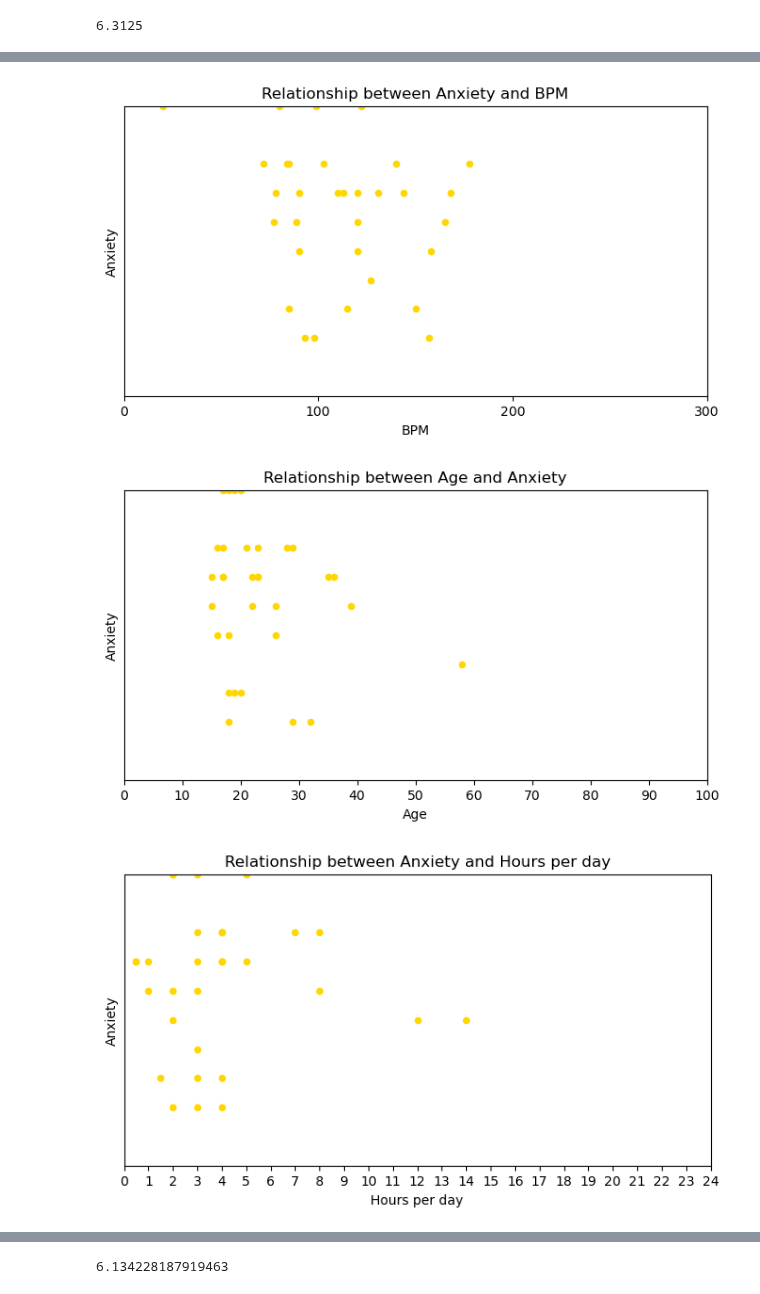
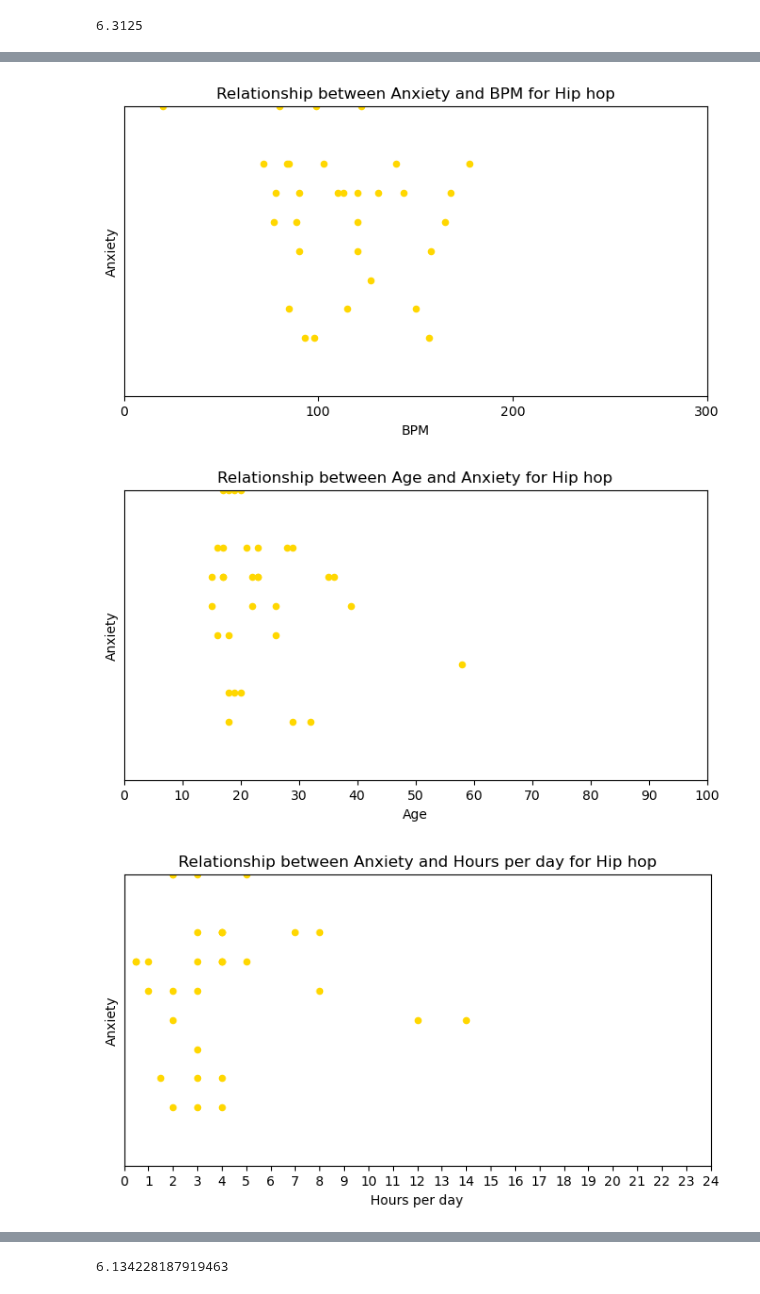
Before and after one commit to jdanielle12/project1, a Jupyter notebook: music_and_mental_health.ipynb, the cells around one changed output, grey strips where cells are left out. Cells and saved outputs as stored; diff of their text form; code cells hidden in the pictures.

Commit message:
renamed all graphs, saved all graph images and cleaned up the Anxiety branch

```diff
--- a/music_and_mental_health.ipynb
+++ b/music_and_mental_health.ipynb
@@ -139,24 +139,24 @@ plt.show()
 # %%
 # Create a scatterplot to chart the correlation between anxiety and bpm
-bpm_anxiety = df_hiphop.plot.scatter(x="BPM",y="Anxiety",title="Relationship between Anxiety and BPM", figsize=(8,4),
-                                           xlabel="BPM",ylabel="Anxiety",color="gold",
-                                          xlim=(0,300),ylim=(0,10),xticks=(0,100,200,300),yticks=())
+bpm_anxiety = df_hiphop.plot.scatter(x="BPM",y="Anxiety",title="Relationship between Anxiety and BPM for Hip hop", figsize=(8,4),
+                                        xlabel="BPM",ylabel="Anxiety",color="gold",
+                                        xlim=(0,300),ylim=(0,10),xticks=(0,100,200,300),yticks=())
 # %% [output]
-[figure, old version]
+[figure, new version]
 # %%
 # Create a scatter plot to chart the correlation between anxiety and age
-age_anxiety = df_hiphop.plot.scatter(x="Age",y="Anxiety",title="Relationship between Age and Anxiety", figsize=(8,4),
+age_anxiety = df_hiphop.plot.scatter(x="Age",y="Anxiety",title="Relationship between Age and Anxiety for Hip hop", figsize=(8,4),
                                         xlabel="Age",ylabel="Anxiety",color="gold",
                                         xlim=(0,100),ylim=(0,10),xticks=(0, 10, 20, 30, 40, 50, 60, 70, 80, 90, 100),yticks=())
 # %% [output]
-[figure, old version]
+[figure, new version]
 # %%
 # Create a scatter plot to chart the correlation between anxiety and age
-hours_per_day_anxiety = df_hiphop.plot.scatter(x="Hours per day",y="Anxiety",title="Relationship between Anxiety and Hours per day", figsize=(8,4),
-                      xlabel="Hours per day",ylabel="Anxiety",color="gold",
-                     xlim=(0,24),ylim=(0,10),xticks=(0, 1, 2, 3, 4, 5, 6, 7, 8, 9, 10, 11, 12, 13, 14, 15, 16, 17, 18, 19, 20, 21, 22, 23, 24),yticks=())
+hours_per_day_anxiety = df_hiphop.plot.scatter(x="Hours per day",y="Anxiety",title="Relationship between Anxiety and Hours per day for Hip hop", figsize=(8,4),
+                    xlabel="Hours per day",ylabel="Anxiety",color="gold",
+                    xlim=(0,24),ylim=(0,10),xticks=(0, 1, 2, 3, 4, 5, 6, 7, 8, 9, 10, 11, 12, 13, 14, 15, 16, 17, 18, 19, 20, 21, 22, 23, 24),yticks=())
 # %% [output]
-[figure, old version]
+[figure, new version]
 # %%
 df= music_mental_health_df[["Fav genre", "Depression","BPM", "OCD", "Anxiety", "Insomnia", "Age", "Hours per day"]]
 df_rock = df[df["Fav genre"]=='Rock']
```
Also changed, not shown: parts of 9 cells of this notebook, 15 other files.
